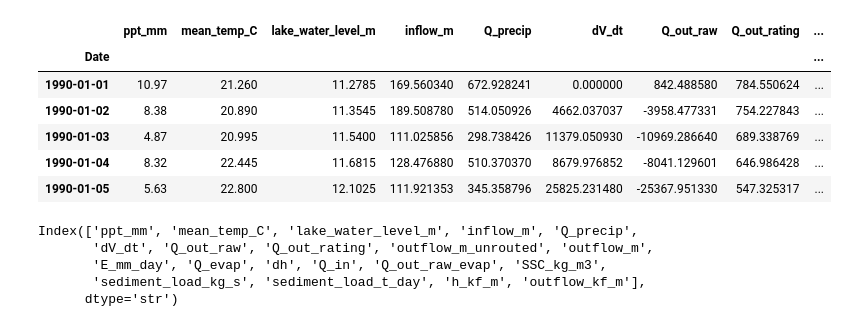
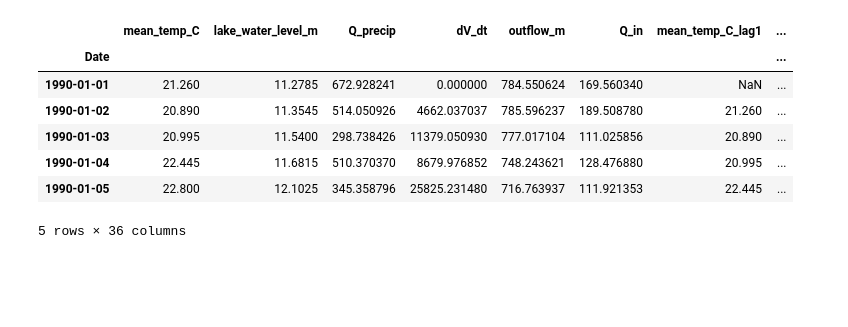
Before and after one commit to Lam-V-Nguyen/Forecast, a Jupyter notebook: process.ipynb, the cells around one changed output. Cells and saved outputs as stored; diff of their text form; code cells hidden in the pictures; blank space fills up the shorter version.

```diff
--- a/process.ipynb
+++ b/process.ipynb
@@ -13,0 +38,6 @@ def create_seq(df, window_size, step):
+# %%
+remove_columns = ["dt_seconds", "E_m", "ppt_m",
+    "ppt_mm", "E_mm_day", "h_kf_m", "Q_evap", "inflow_m", "sediment_load_kg_s", "Q_out_rating",
+    "outflow_m_unrouted", "Q_out_raw_evap", "SSC_kg_m3", "dh", "Q_out_raw", "outflow_kf_m", "sediment_load_t_day"
+    ]
+data_new = data.drop(remove_columns, axis=1)
@@ -14,21 +68,21 @@ def create_seq(df, window_size, step):
 # %%
-data = pd.read_csv("Lake_Albert_Hydrology_dataset.csv", parse_dates=["Date"], index_col=["Date"])
-remove_columns = ["dt_seconds", "E_m", "ppt_m"]
-data = data.drop(columns=remove_columns)
-data.head()
+input_columns = ["mean_temp_C", "lake_water_level_m", "Q_precip", "dV_dt", "Q_in"]
+target = ["outflow_m"]
+data_lag = data_new.sort_values(by='Date', ascending=True)
+lags = [1, 3, 7, 14, 30]
+for col in input_columns + [target]:
+    for lag in lags:
+        data_lag[f"{col}_lag{lag}"] = data_lag[col].shift(lag)
+
+
+
+data_lag.head()
 # %% [output]
-|  | ppt_mm | mean_temp_C | lake_water_level_m | inflow_m | Q_precip | dV_dt | Q_out_raw | Q_out_rating | ... |
-| Date |  |  |  |  |  |  |  |  | ... |
-| 1990-01-01 | 10.97 | 21.260 | 11.2785 | 169.560340 | 672.928241 | 0.000000 | 842.488580 | 784.550624 | ... |
-| 1990-01-02 | 8.38 | 20.890 | 11.3545 | 189.508780 | 514.050926 | 4662.037037 | -3958.477331 | 754.227843 | ... |
-| 1990-01-03 | 4.87 | 20.995 | 11.5400 | 111.025856 | 298.738426 | 11379.050930 | -10969.286640 | 689.338769 | ... |
-| 1990-01-04 | 8.32 | 22.445 | 11.6815 | 128.476880 | 510.370370 | 8679.976852 | -8041.129601 | 646.986428 | ... |
-| 1990-01-05 | 5.63 | 22.800 | 12.1025 | 111.921353 | 345.358796 | 25825.231480 | -25367.951330 | 547.325317 | ... |
+|  | mean_temp_C | lake_water_level_m | Q_precip | dV_dt | outflow_m | Q_in | mean_temp_C_lag1 | ... |
+| Date |  |  |  |  |  |  |  | ... |
+| 1990-01-01 | 21.260 | 11.2785 | 672.928241 | 0.000000 | 784.550624 | 169.560340 | NaN | ... |
+| 1990-01-02 | 20.890 | 11.3545 | 514.050926 | 4662.037037 | 785.596237 | 189.508780 | 21.260 | ... |
+| 1990-01-03 | 20.995 | 11.5400 | 298.738426 | 11379.050930 | 777.017104 | 111.025856 | 20.890 | ... |
+| 1990-01-04 | 22.445 | 11.6815 | 510.370370 | 8679.976852 | 748.243621 | 128.476880 | 20.995 | ... |
+| 1990-01-05 | 22.800 | 12.1025 | 345.358796 | 25825.231480 | 716.763937 | 111.921353 | 22.445 | ... |
+5 rows × 36 columns
-# %%
-data.columns
-# %% [output]
-Index(['ppt_mm', 'mean_temp_C', 'lake_water_level_m', 'inflow_m', 'Q_precip',
-       'dV_dt', 'Q_out_raw', 'Q_out_rating', 'outflow_m_unrouted', 'outflow_m',
-       'E_mm_day', 'Q_evap', 'dh', 'Q_in', 'Q_out_raw_evap', 'SSC_kg_m3',
-       'sediment_load_kg_s', 'sediment_load_t_day', 'h_kf_m', 'outflow_kf_m'],
-      dtype='str')
```
Also changed, not shown: parts of 11 cells of this notebook.
